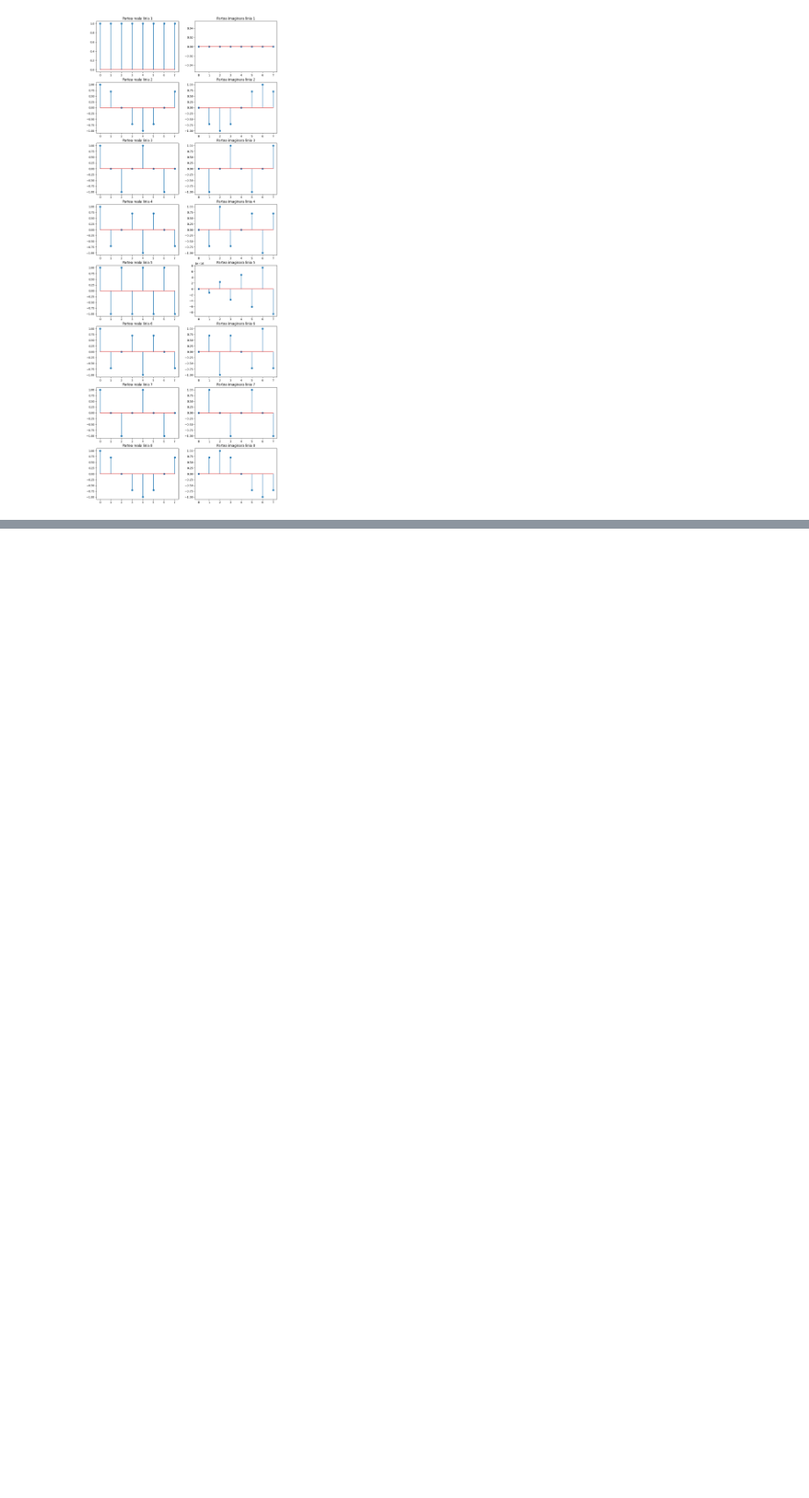
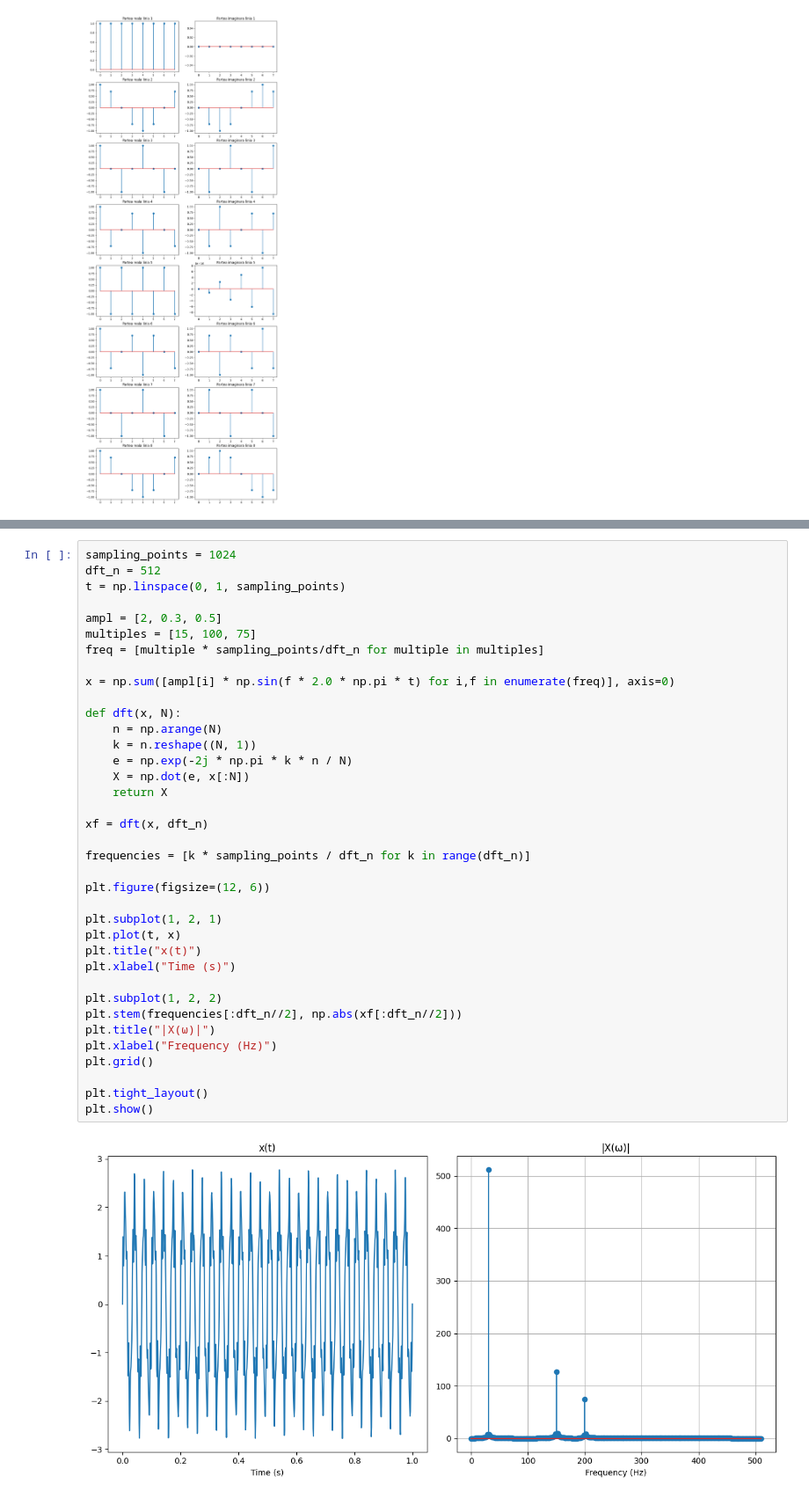
Before and after one commit to GVolter/Procesarea-Semnalelor-FMI, a Jupyter notebook: Laborator03/lab03.ipynb, the cells around one changed output, grey strips where cells are left out. Shown at 88% size. Drawn from its saved outputs; the diff is of its cells as text; blank space fills up the shorter version.

```diff
--- a/Laborator03/lab03.ipynb
+++ b/Laborator03/lab03.ipynb
@@ -32,0 +71,39 @@ Matricea este unitara: True
+# %%
+sampling_points = 1024
+dft_n = 512
+t = np.linspace(0, 1, sampling_points)
+
+ampl = [2, 0.3, 0.5]
+multiples = [15, 100, 75]
+freq = [multiple * sampling_points/dft_n for multiple in multiples]
+
+x = np.sum([ampl[i] * np.sin(f * 2.0 * np.pi * t) for i,f in enumerate(freq)], axis=0)
+
+def dft(x, N):
+    n = np.arange(N)
+    k = n.reshape((N, 1))
+    e = np.exp(-2j * np.pi * k * n / N)
+    X = np.dot(e, x[:N])
+    return X
+
+xf = dft(x, dft_n)
+
+frequencies = [k * sampling_points / dft_n for k in range(dft_n)]
+
+plt.figure(figsize=(12, 6))
+
+plt.subplot(1, 2, 1)
+plt.plot(t, x)
+plt.title("x(t)")
+plt.xlabel("Time (s)")
+
+plt.subplot(1, 2, 2)
+plt.stem(frequencies[:dft_n//2], np.abs(xf[:dft_n//2]))
+plt.title("|X(ω)|")
+plt.xlabel("Frequency (Hz)")
+plt.grid()
+
+plt.tight_layout()
+plt.show()
+# %% [output]
+[figure, added]
```
Also changed, not shown: parts of 4 cells of this notebook, 4 other files.
